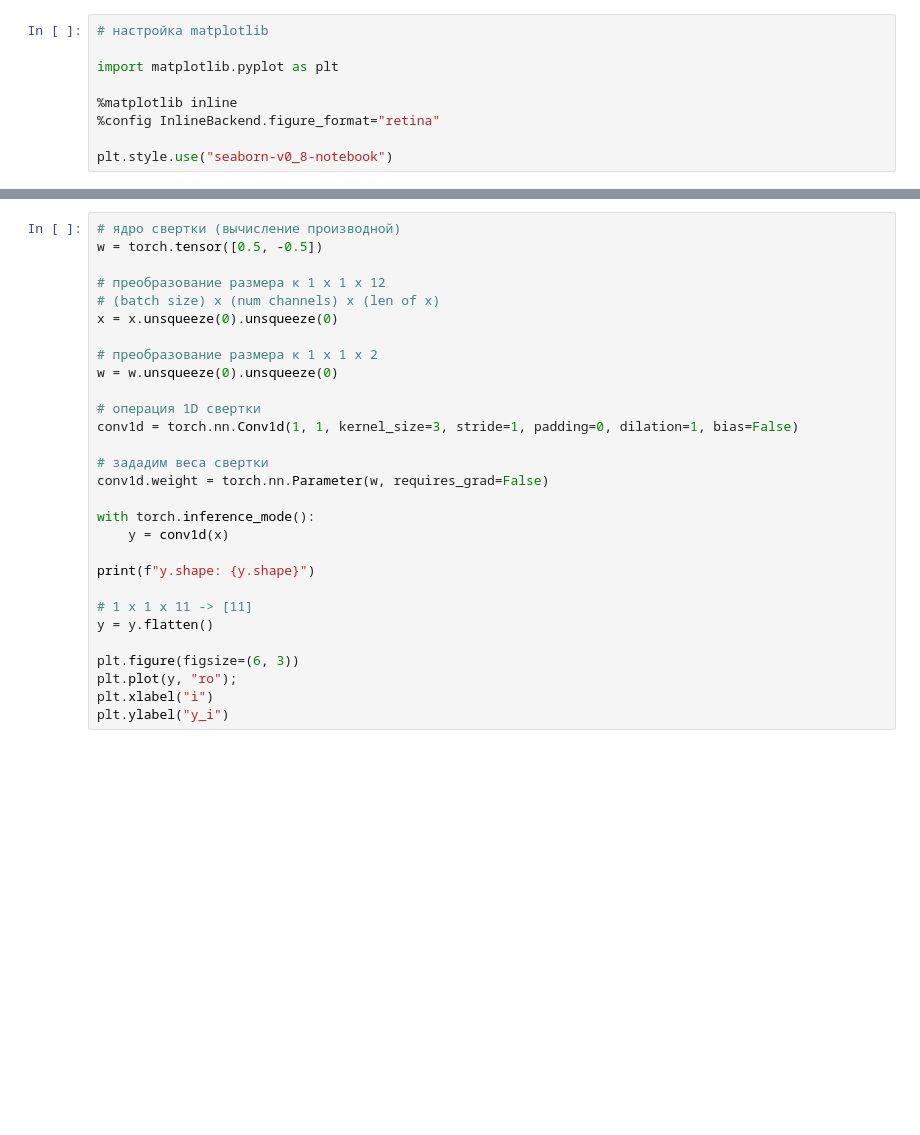
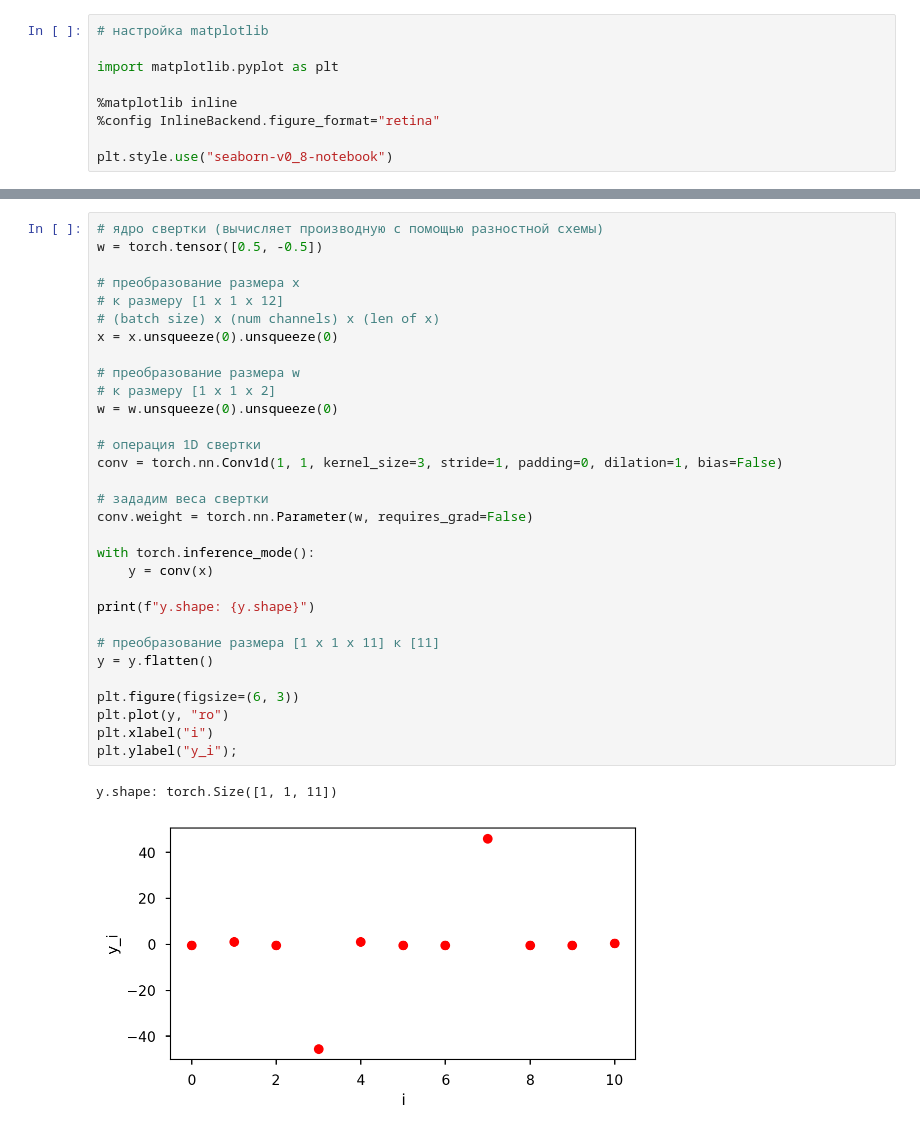
Before and after one commit to alextanch/computer-vision, a Jupyter notebook: notebooks/notebook_03.ipynb, the cells around one changed output, grey strips where cells are left out. Drawn from its saved outputs; the diff is of its cells as text; blank space fills up the shorter version.

```diff
--- a/notebooks/notebook_03.ipynb
+++ b/notebooks/notebook_03.ipynb
@@ -243,30 +302,35 @@ plt.ylabel("x_i")
 # %%
-# ядро свертки (вычисление производной)
+# ядро свертки (вычисляет производную с помощью разностной схемы)
 w = torch.tensor([0.5, -0.5])
 
-# преобразование размера к 1 x 1 x 12
+# преобразование размера x
+# к размеру [1 x 1 x 12]
 # (batch size) x (num channels) x (len of x)
 x = x.unsqueeze(0).unsqueeze(0)
 
-# преобразование размера к 1 x 1 x 2
+# преобразование размера w
+# к размеру [1 x 1 x 2]
 w = w.unsqueeze(0).unsqueeze(0)
 
 # операция 1D свертки
-conv1d = torch.nn.Conv1d(1, 1, kernel_size=3, stride=1, padding=0, dilation=1, bias=False)
+conv = torch.nn.Conv1d(1, 1, kernel_size=3, stride=1, padding=0, dilation=1, bias=False)
 
 # зададим веса свертки
-conv1d.weight = torch.nn.Parameter(w, requires_grad=False)
+conv.weight = torch.nn.Parameter(w, requires_grad=False)
 
 with torch.inference_mode():
-    y = conv1d(x)
+    y = conv(x)
 
 print(f"y.shape: {y.shape}")
 
-# 1 x 1 x 11 -> [11]
+# преобразование размера [1 x 1 x 11] к [11]
 y = y.flatten()
 
 plt.figure(figsize=(6, 3))
-plt.plot(y, "ro");
+plt.plot(y, "ro")
 plt.xlabel("i")
-plt.ylabel("y_i")
+plt.ylabel("y_i");
+# %% [output]
+y.shape: torch.Size([1, 1, 11])
+[figure, added]
 # %% [markdown]
```
Also changed, not shown: parts of 27 cells of this notebook, 4 other files.
